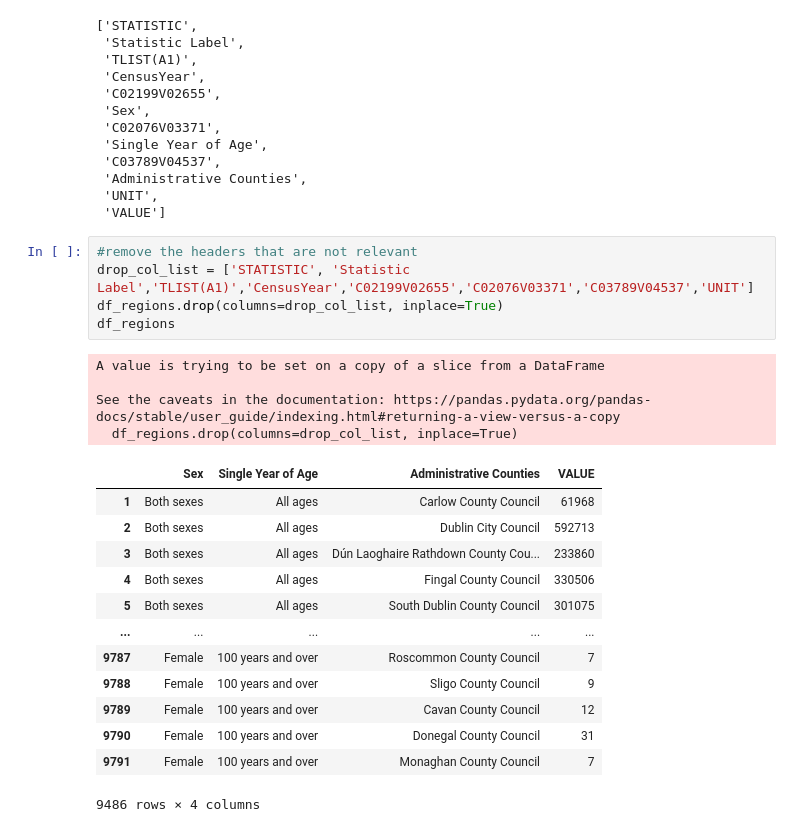
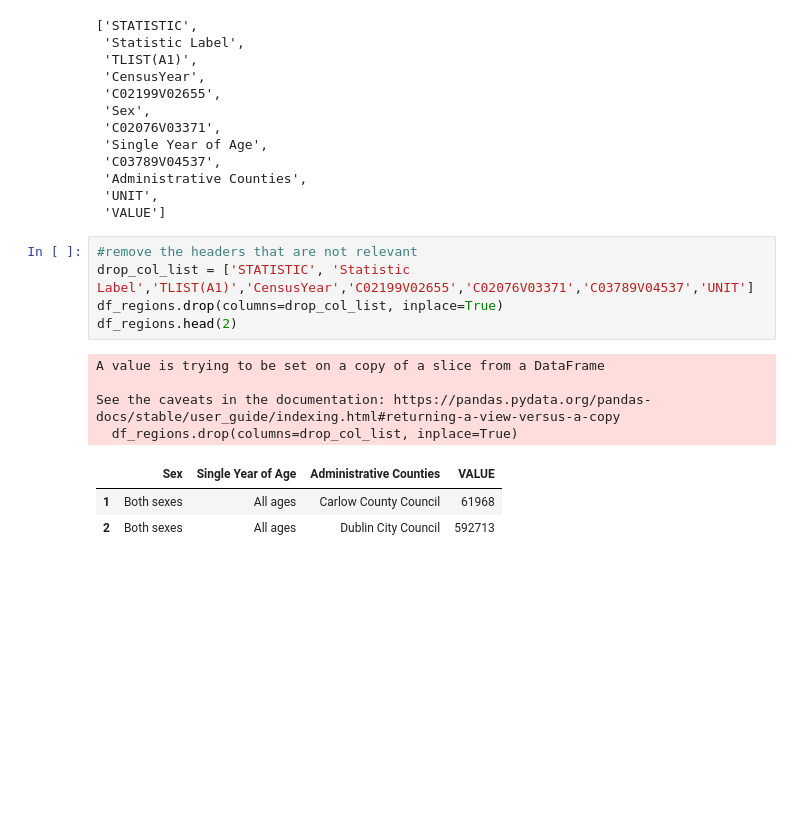
Before and after one commit to FaolanH/programming-for-data-analytics, a Jupyter notebook: pfda-assignments/assignment05_population.ipynb, the cells around one changed output. Saved outputs shown, nothing was run; the diff lists cells and outputs as text; blank space fills up the shorter version.

```diff
--- a/pfda-assignments/assignment05_population.ipynb
+++ b/pfda-assignments/assignment05_population.ipynb
@@ -311,26 +302,16 @@ headers
 # %%
 #remove the headers that are not relevant
 drop_col_list = ['STATISTIC', 'Statistic Label','TLIST(A1)','CensusYear','C02199V02655','C02076V03371','C03789V04537','UNIT']
 df_regions.drop(columns=drop_col_list, inplace=True)
-df_regions
+df_regions.head(2)
 # %% [output]
 A value is trying to be set on a copy of a slice from a DataFrame
 
 See the caveats in the documentation: https://pandas.pydata.org/pandas-docs/stable/user_guide/indexing.html#returning-a-view-versus-a-copy
   df_regions.drop(columns=drop_col_list, inplace=True)
 |  | Sex | Single Year of Age | Administrative Counties | VALUE |
 | 1 | Both sexes | All ages | Carlow County Council | 61968 |
 | 2 | Both sexes | All ages | Dublin City Council | 592713 |
-| 3 | Both sexes | All ages | Dún Laoghaire Rathdown County Cou... | 233860 |
-| 4 | Both sexes | All ages | Fingal County Council | 330506 |
-| 5 | Both sexes | All ages | South Dublin County Council | 301075 |
-| ... | ... | ... | ... | ... |
-| 9787 | Female | 100 years and over | Roscommon County Council | 7 |
-| 9788 | Female | 100 years and over | Sligo County Council | 9 |
-| 9789 | Female | 100 years and over | Cavan County Council | 12 |
-| 9790 | Female | 100 years and over | Donegal County Council | 31 |
-| 9791 | Female | 100 years and over | Monaghan County Council | 7 |
-9486 rows × 4 columns
 # %%
 #improve the naming convention of the 'Single Year of Age'
 df_regions = df_regions[df_regions["Single Year of Age"] != "All ages"]
```
Also changed, not shown: parts of 22 cells of this notebook.
